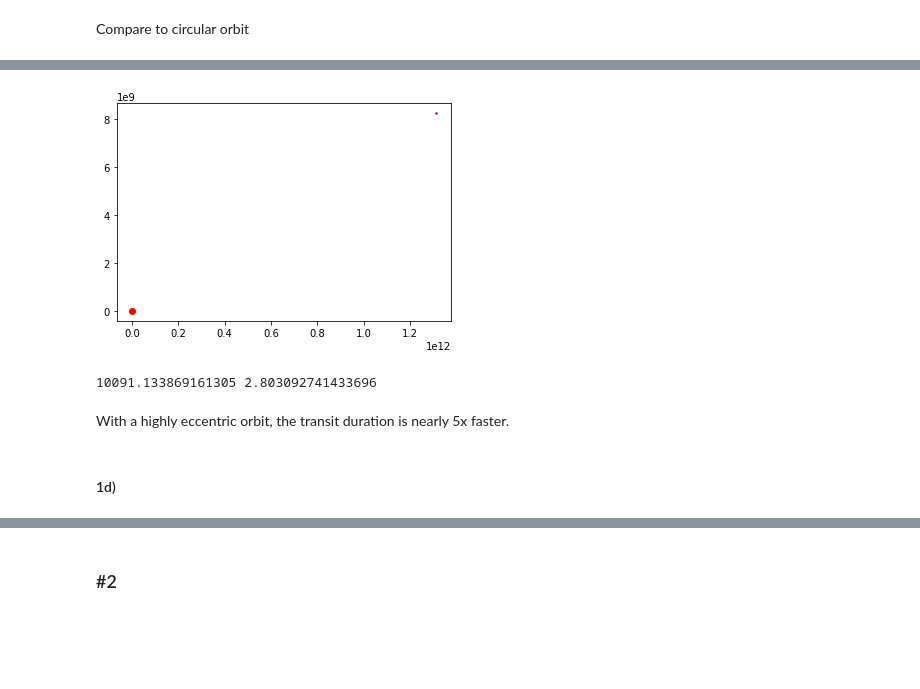
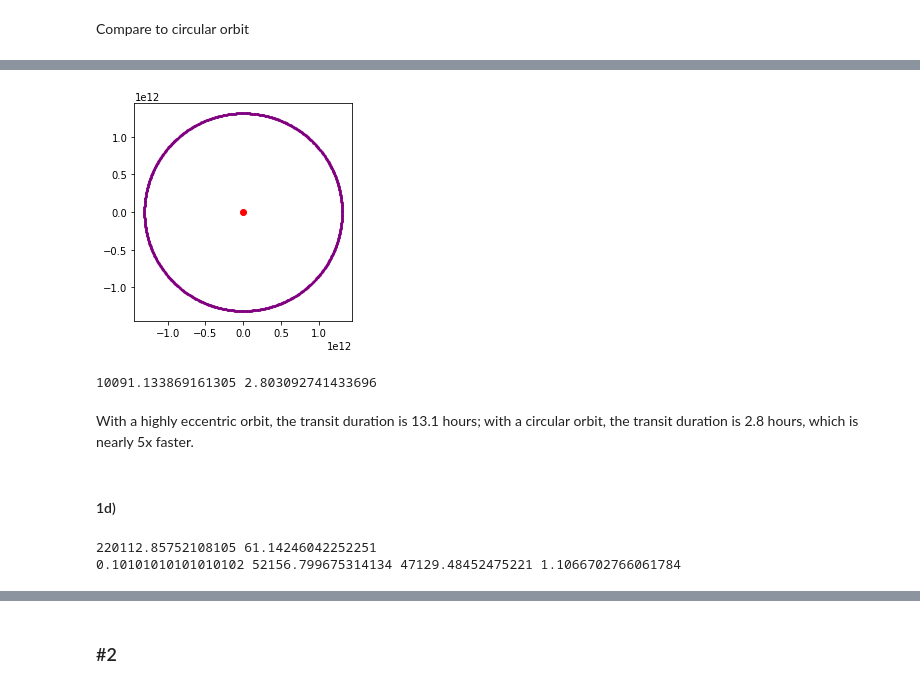
Before and after one commit to cl3425/uf-class-repo, a Jupyter notebook: exoplanets/hw2.ipynb, the cells around one changed output, grey strips where cells are left out. Saved outputs shown, nothing was run; the diff lists cells and outputs as text; code cells hidden in the pictures; blank space fills up the shorter version.

```diff
--- a/exoplanets/hw2.ipynb
+++ b/exoplanets/hw2.ipynb
@@ -311,8 +254,8 @@ tf = calc_period(a, m_star) # recalculate tf
 times = np.linspace(t0, tf, 1000) # 10000 timesteps for 1a; 50000 timesteps for 1b
 delta_t = times[1]-times[0]
 
-#fig = plt.figure()
-#ax = fig.add_subplot(111,aspect='equal') # force 1 to 1 aspect ratio to confirm that it's a circle
+fig = plt.figure()
+ax = fig.add_subplot(111,aspect='equal') # force 1 to 1 aspect ratio to confirm that it's a circle
 start = datetime.datetime.now()
 for times_elt in times:
     rs_circular.append(r_circular)
@@ -329,7 +272,7 @@ for times_elt in times:
 end = datetime.datetime.now()
 print("time elapsed: ", end-start)
 
-plt.scatter(x_circular, y_circular, color='purple', s=2)
+plt.scatter(xs_circular, ys_circular, color='purple', s=2)
 plt.scatter(0, 0, color='red')
 
 plt.show()
@@ -346,10 +289,10 @@ time elapsed:  0:00:00.014224
-[figure, old version]
+[figure, new version]
 # %%
 transit_duration3_circular = calc_transit_duration3(period, r_star, r_planet, b, a, inc, e=333/365, omega=omega)
 print(transit_duration3_circular, transit_duration3_circular/s_hr_factor)
 # %% [output]
 10091.133869161305 2.803092741433696
 # %% [markdown]
-With a highly eccentric orbit, the transit duration is nearly 5x faster.
+With a highly eccentric orbit, the transit duration is 13.1 hours; with a circular orbit, the transit duration is 2.8 hours, which is nearly 5x faster.
 # %% [markdown]
 #### 1d)
@@ -357,0 +299,16 @@ omega = np.pi
+# %%
+omega = 3*np.pi/2.
+transit_duration_apo = calc_transit_duration3(period, r_star, r_planet, b, a, inc, e=333/365, omega=omega)
+print(transit_duration_apo, transit_duration_apo/s_hr_factor)
+
+es = np.linspace(0, 1, 100)
+for e in es:
+    duration_ecc = calc_transit_duration3(period, r_star, r_planet, b, a, inc, e=e, omega=omega)
+    duration_circ = calc_transit_duration3(period, r_star, r_planet, b, a, inc, e=0, omega=omega)
+    ratio = duration_ecc/duration_circ
+    if ratio >= 1.1:
+        print(e, duration_ecc, duration_circ, ratio)
+        break
+# %% [output]
+220112.85752108105 61.14246042252251
+0.10101010101010102 52156.799675314134 47129.48452475221 1.1066702766061784
```
Also changed, not shown: parts of 8 cells of this notebook.
